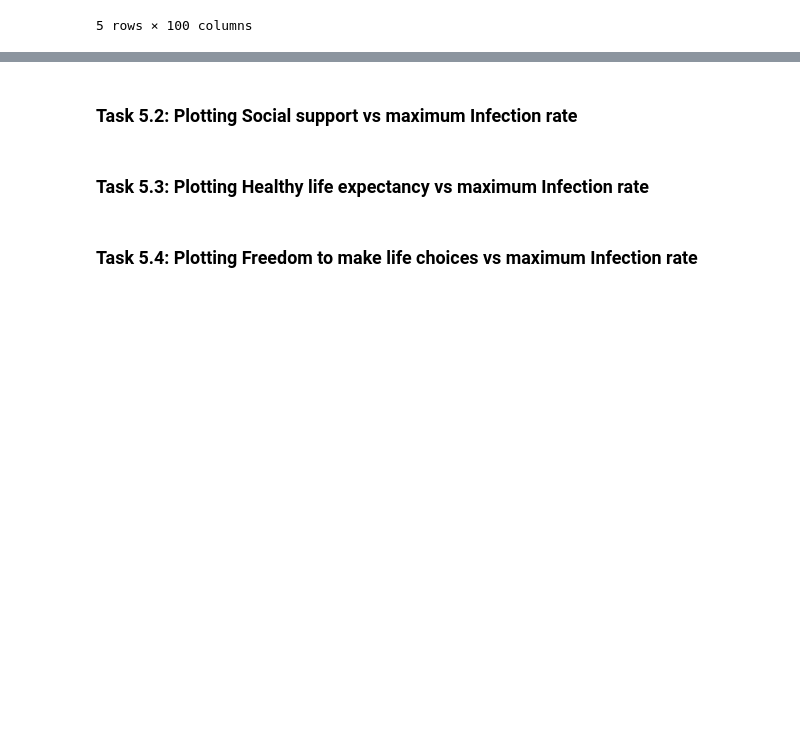
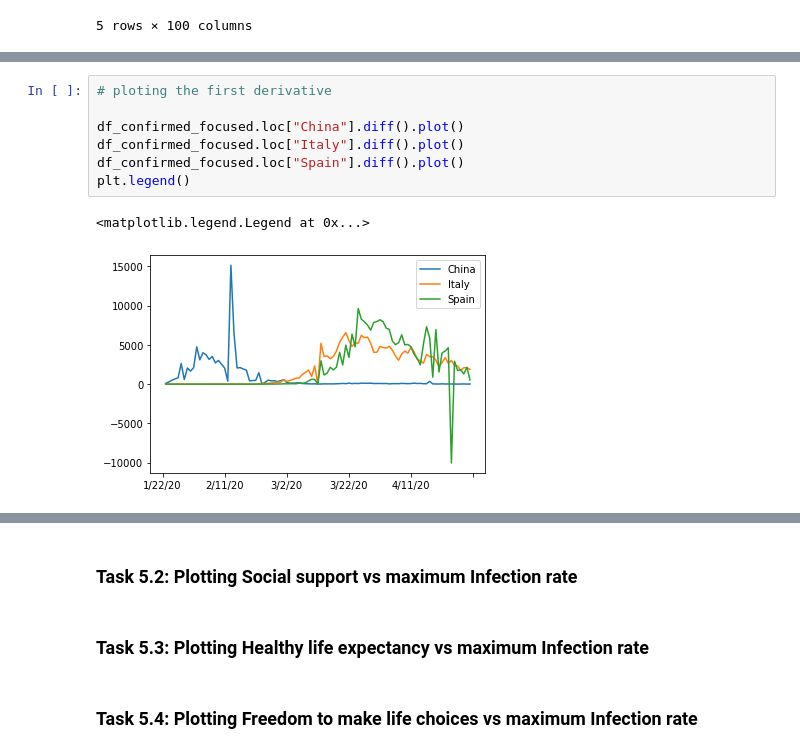
Before and after one commit to nhjoy/Covid-19-Data-Analysis, a Jupyter notebook: covid19 data analysis notebook.ipynb, the cells around one changed output, grey strips where cells are left out. Saved outputs shown, nothing was run; the diff lists cells and outputs as text; blank space fills up the shorter version.

```diff
--- a/covid19 data analysis notebook.ipynb
+++ b/covid19 data analysis notebook.ipynb
@@ -108,0 +93,10 @@ our Analysis is not finished unless we visualize the results in terms figures an
+# %%
+# ploting the first derivative
+
+df_confirmed_focused.loc["China"].diff().plot()
+df_confirmed_focused.loc["Italy"].diff().plot()
+df_confirmed_focused.loc["Spain"].diff().plot()
+plt.legend()
+# %% [output]
+<matplotlib.legend.Legend at 0x...>
+[figure, added]
```
Also changed, not shown: parts of 31 cells of this notebook.
